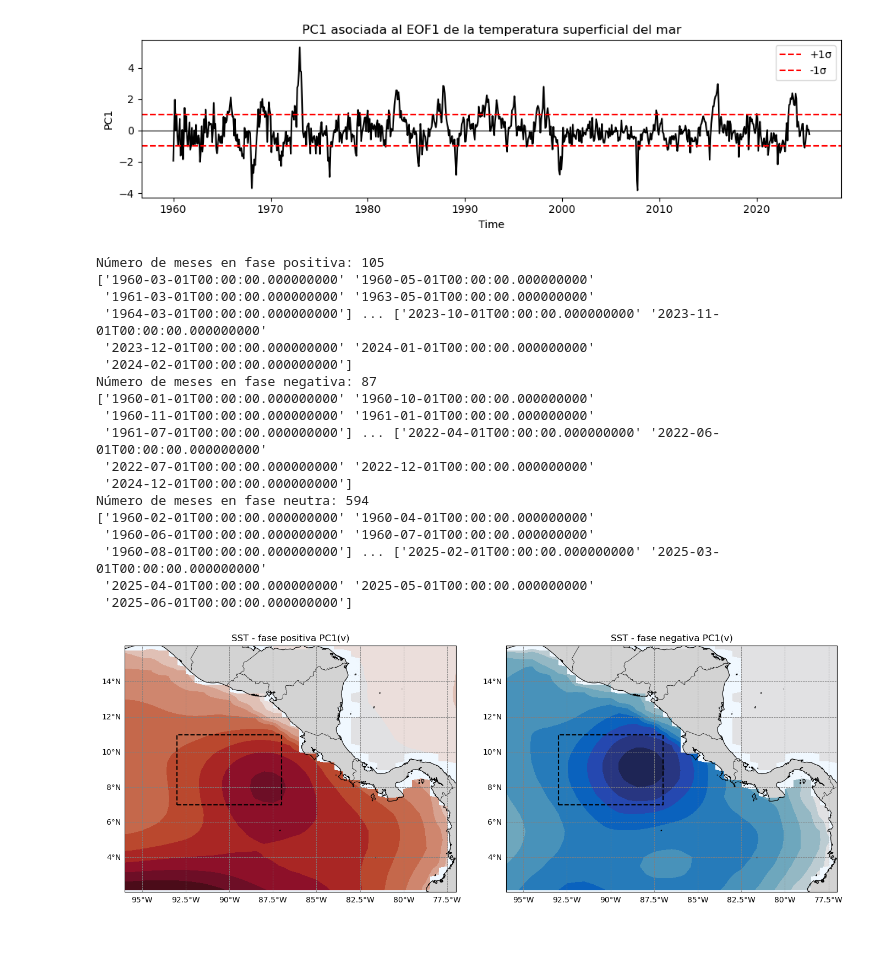
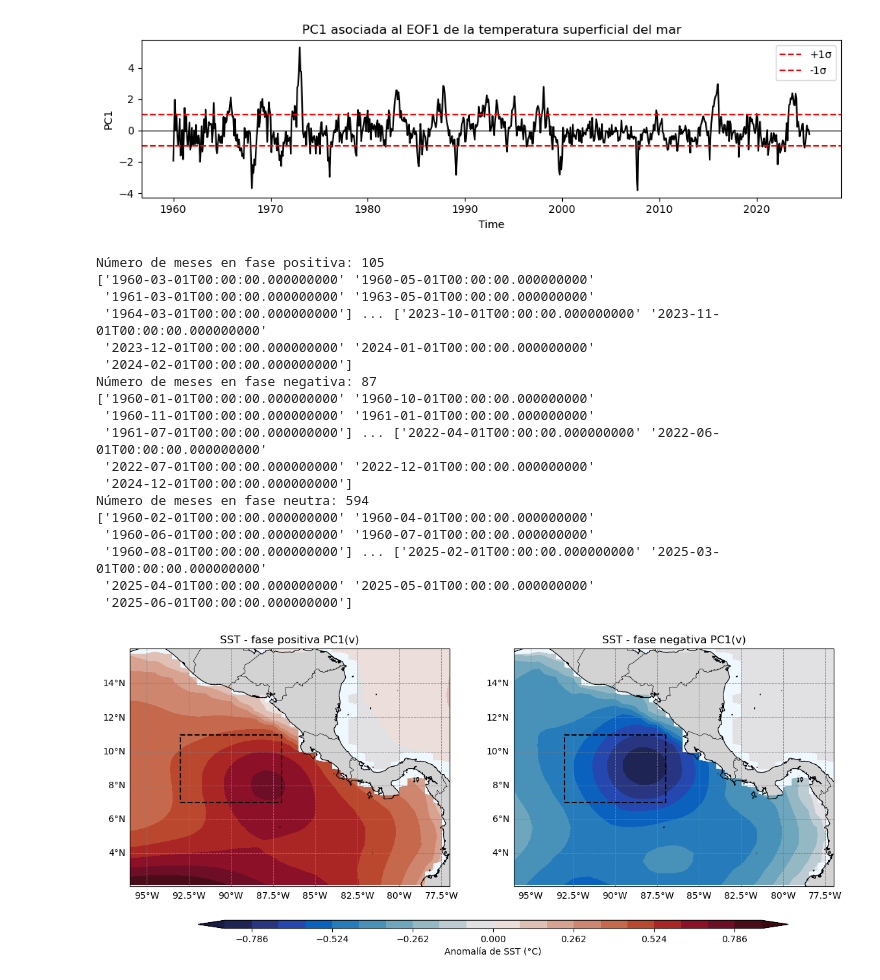
Before and after one commit to Intercoonecta/OHWE_26_ATUN_TEMP, a Jupyter notebook: Exploracion_atun_CR.ipynb, the cells around one changed output. Saved outputs shown, nothing was run; the diff lists cells and outputs as text; code cells hidden in the pictures; blank space fills up the shorter version.

Commit message:
Actualizar colorbar de la figura de composite de EOFs

```diff
--- a/Exploracion_atun_CR.ipynb
+++ b/Exploracion_atun_CR.ipynb
@@ -687,33 +687,36 @@ for ax, field, titulo in zip(
         transform=ccrs.PlateCarree()
     )
     ax.add_feature(cfeature.LAND, facecolor='lightgray', edgecolor='black')
     gl = ax.gridlines(
         crs=ccrs.PlateCarree(), draw_labels=True,
         linewidth=0.6, color='gray', linestyle='--'
     )
     gl.top_labels = False
     gl.right_labels = False
     ax.set_title(titulo)
-
-plt.tight_layout()
+cbar_ax = fig.add_axes([0.20, 0.0, 0.65, 0.025])
+cbar = fig.colorbar(
+    pcm, cax=cbar_ax, orientation='horizontal',
+    label='Anomalía de SST (°C)'
+)
 plt.show()
 # %% [output]
 Número de meses en fase positiva: 105
 ['1960-03-01T00:00:00.000000000' '1960-05-01T00:00:00.000000000'
  '1961-03-01T00:00:00.000000000' '1963-05-01T00:00:00.000000000'
  '1964-03-01T00:00:00.000000000'] ... ['2023-10-01T00:00:00.000000000' '2023-11-01T00:00:00.000000000'
  '2023-12-01T00:00:00.000000000' '2024-01-01T00:00:00.000000000'
  '2024-02-01T00:00:00.000000000']
 Número de meses en fase negativa: 87
 ['1960-01-01T00:00:00.000000000' '1960-10-01T00:00:00.000000000'
  '1960-11-01T00:00:00.000000000' '1961-01-01T00:00:00.000000000'
  '1961-07-01T00:00:00.000000000'] ... ['2022-04-01T00:00:00.000000000' '2022-06-01T00:00:00.000000000'
  '2022-07-01T00:00:00.000000000' '2022-12-01T00:00:00.000000000'
  '2024-12-01T00:00:00.000000000']
 Número de meses en fase neutra: 594
 ['1960-02-01T00:00:00.000000000' '1960-04-01T00:00:00.000000000'
  '1960-06-01T00:00:00.000000000' '1960-07-01T00:00:00.000000000'
  '1960-08-01T00:00:00.000000000'] ... ['2025-02-01T00:00:00.000000000' '2025-03-01T00:00:00.000000000'
  '2025-04-01T00:00:00.000000000' '2025-05-01T00:00:00.000000000'
  '2025-06-01T00:00:00.000000000']
-[figure, old version]
+[figure, new version]
```
